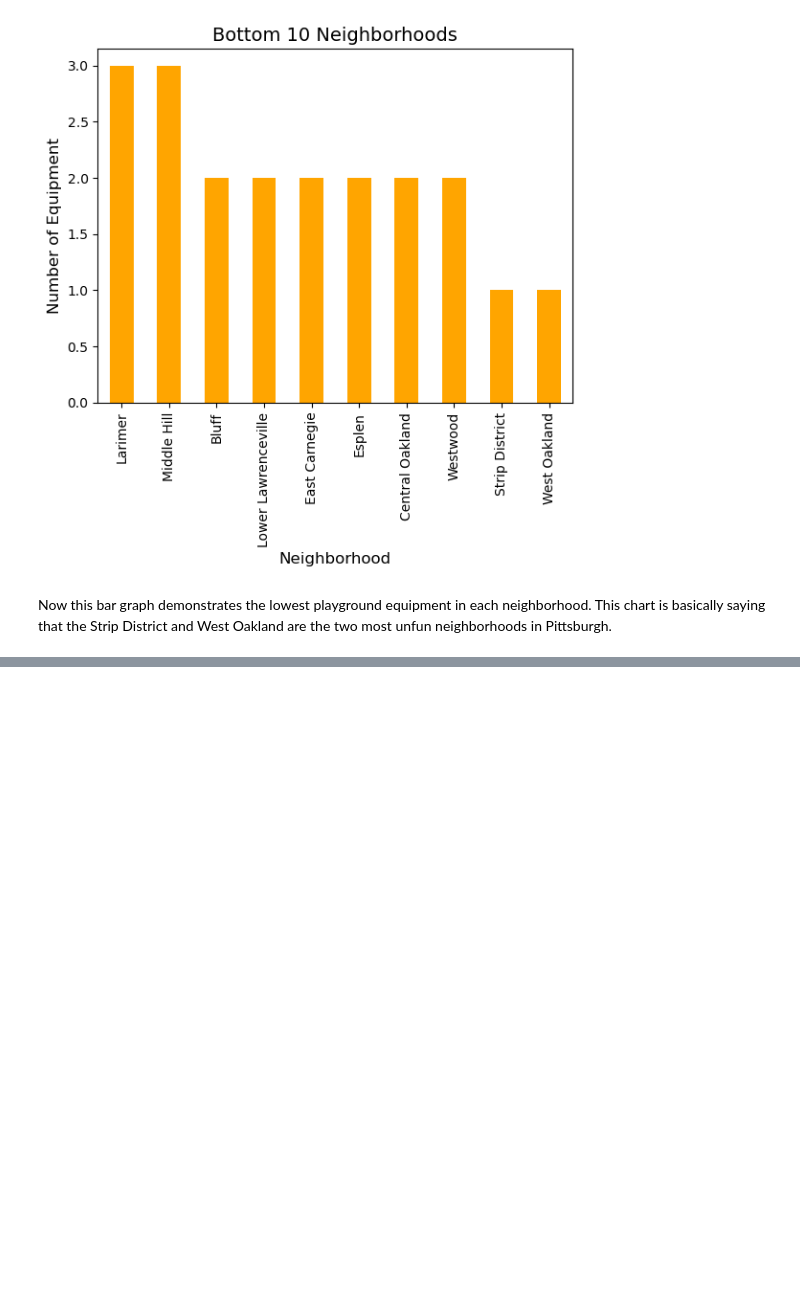
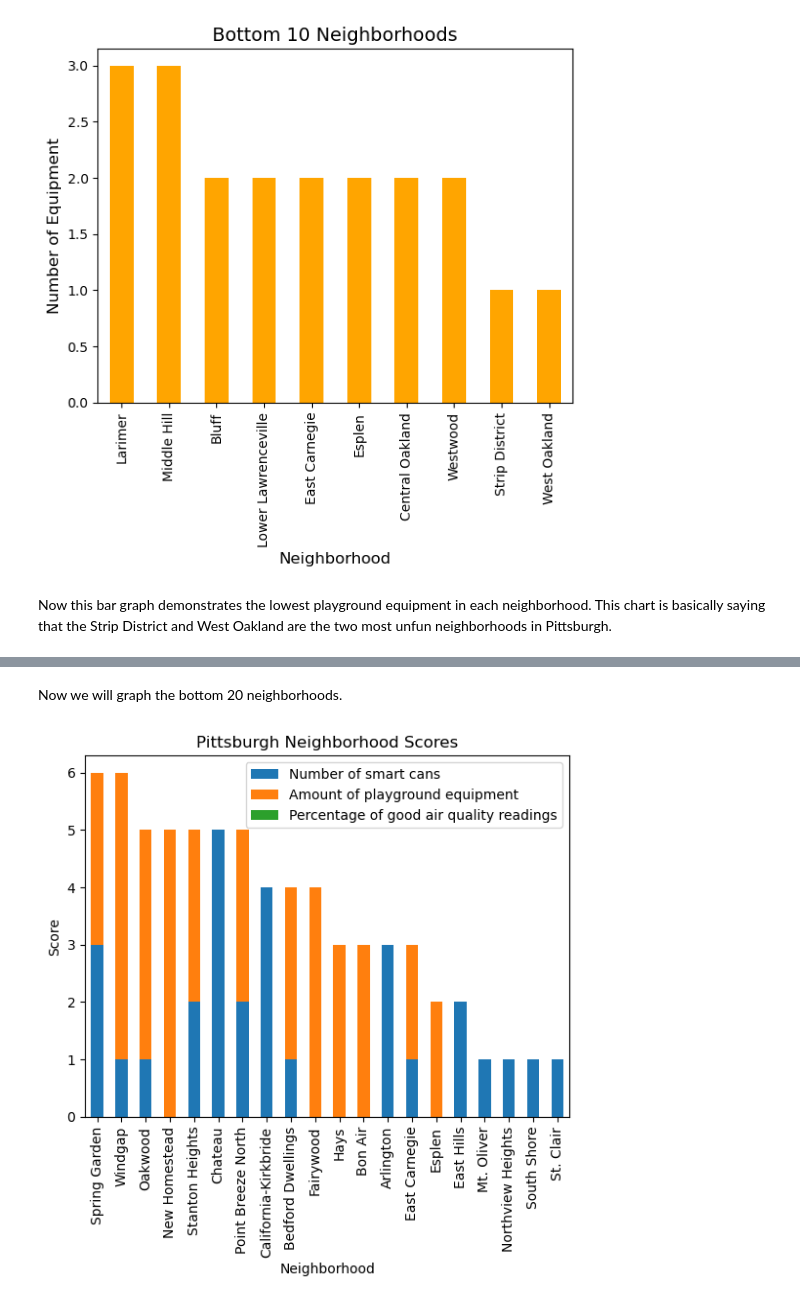
Before and after one commit to G-Farrell/CMPINF-Final, a Jupyter notebook: Final Project.ipynb, the cells around one changed output, grey strips where cells are left out. Drawn from its saved outputs; the diff is of its cells as text; code cells hidden in the pictures; blank space fills up the shorter version.

```diff
--- a/Final Project.ipynb
+++ b/Final Project.ipynb
@@ -156,0 +199,10 @@ Putting it all together: We believe that the best neighborhood would have the mo
+# %% [markdown]
+Now we will graph the bottom 20 neighborhoods.
+# %%
+FinalTogetherLow.plot(kind='bar', stacked=True)
+plt.title('Pittsburgh Neighborhood Scores')
+plt.xlabel('Neighborhood')
+plt.ylabel('Score')
+plt.show()
+# %% [output]
+[figure, added]
```
Also changed, not shown: parts of 18 cells of this notebook, 1 other file.
